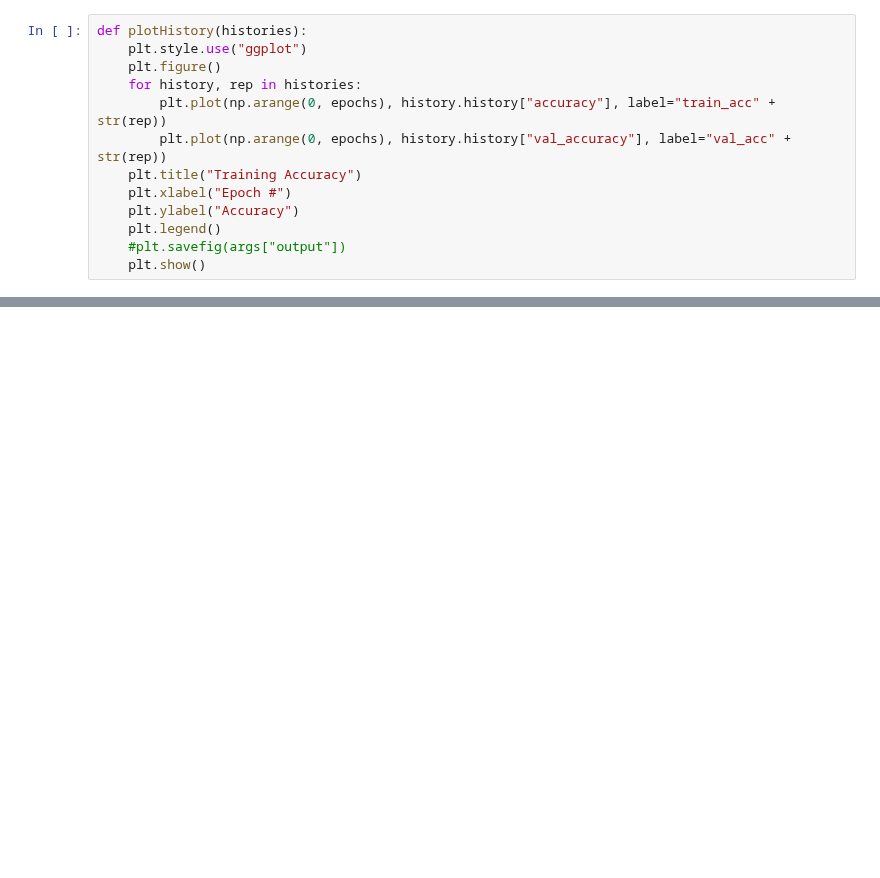
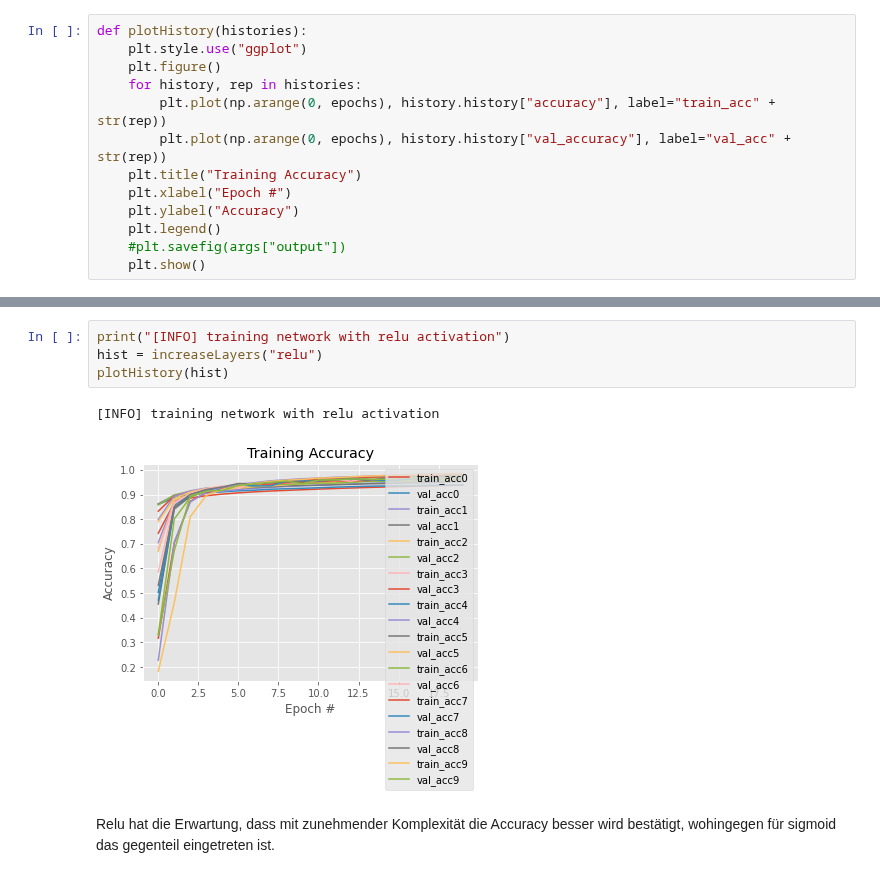
Before and after one commit to marvin353/SmartDataAnalytics_Gruppe1, a Jupyter notebook: Übungsblatt3/Aufgabe1_Julian.ipynb, the cells around one changed output, grey strips where cells are left out. Drawn from its saved outputs; the diff is of its cells as text; blank space fills up the shorter version.

```diff
--- a/Übungsblatt3/Aufgabe1_Julian.ipynb
+++ b/Übungsblatt3/Aufgabe1_Julian.ipynb
@@ -297,0 +305,9 @@ def plotHistory(histories):
+# %%
+print("[INFO] training network with relu activation")
+hist = increaseLayers("relu")
+plotHistory(hist)
+# %% [output]
+[INFO] training network with relu activation
+[figure, added]
+# %% [markdown]
+Relu hat die Erwartung, dass mit zunehmender Komplexität die Accuracy besser wird bestätigt, wohingegen für sigmoid das gegenteil eingetreten ist.
```
Also changed, not shown: parts of 4 cells of this notebook.
